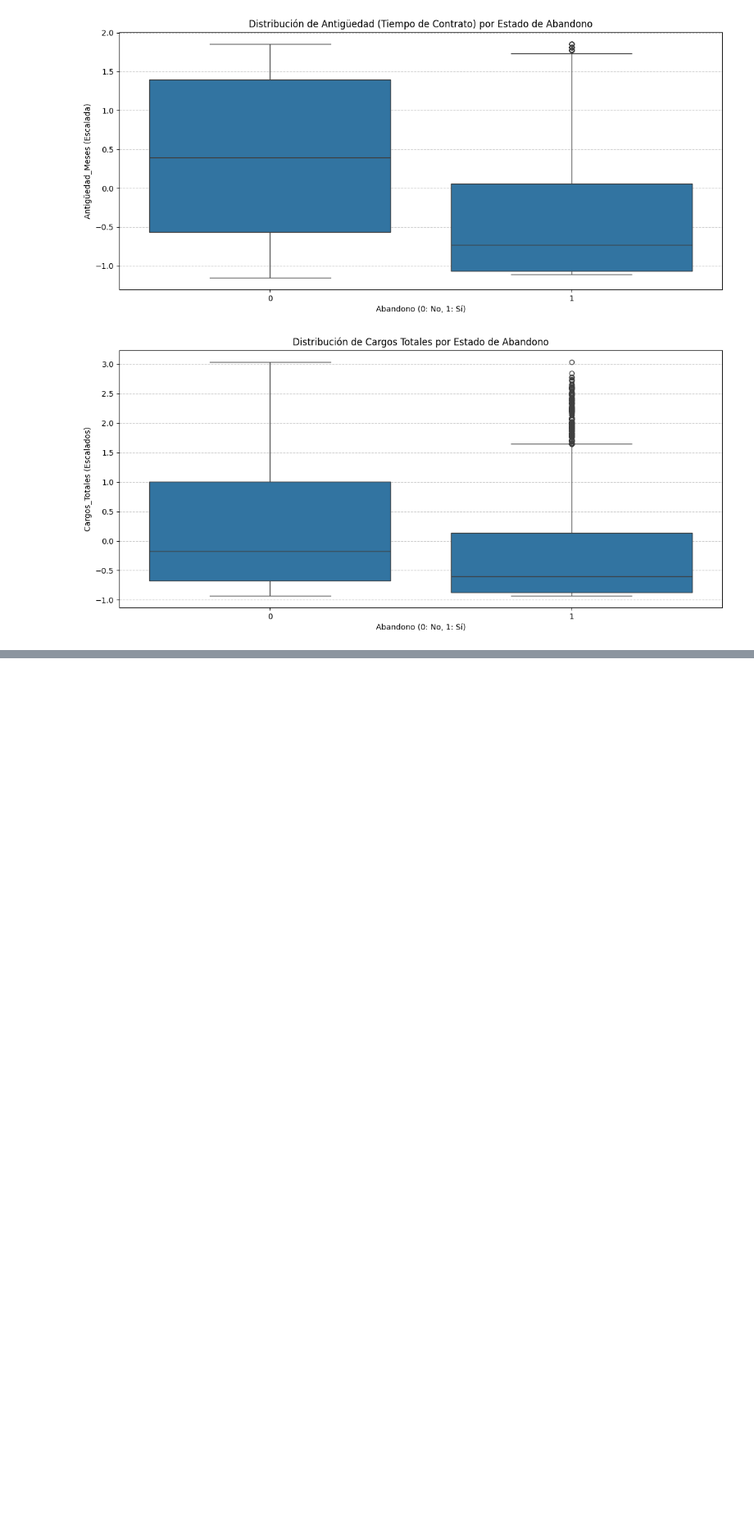
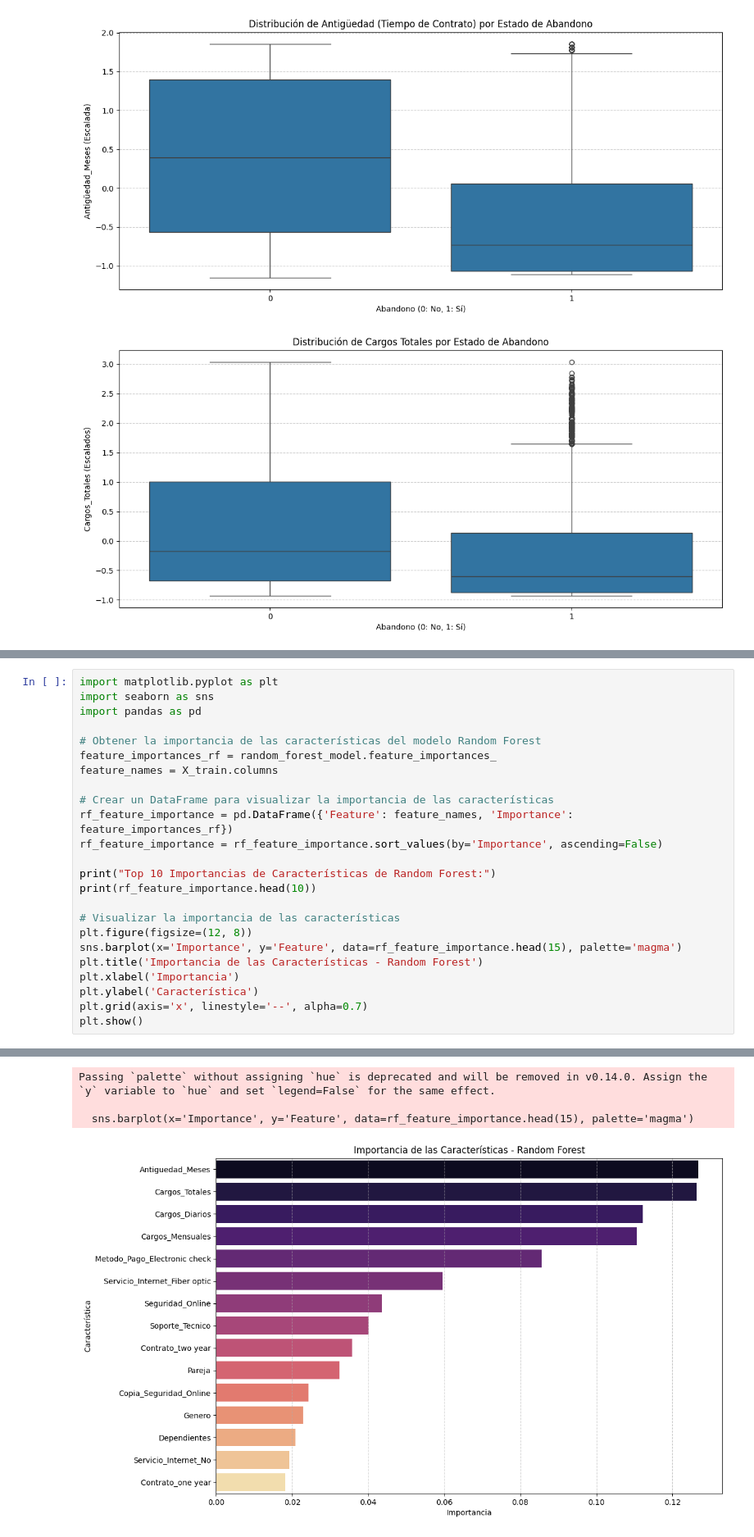
Before and after one commit to jorigo/Reto_2_TelecomX_P2, a Jupyter notebook: TelecomX_P2.ipynb, the cells around one changed output, grey strips where cells are left out. Shown at 82% size. Cells and saved outputs as stored; diff of their text form; blank space fills up the shorter version.

```diff
--- a/TelecomX_P2.ipynb
+++ b/TelecomX_P2.ipynb
@@ -324,0 +538,25 @@ plt.show()
+# %%
+import matplotlib.pyplot as plt
+import seaborn as sns
+import pandas as pd
+
+# Obtener la importancia de las características del modelo Random Forest
+feature_importances_rf = random_forest_model.feature_importances_
+feature_names = X_train.columns
+
+# Crear un DataFrame para visualizar la importancia de las características
+rf_feature_importance = pd.DataFrame({'Feature': feature_names, 'Importance': feature_importances_rf})
+rf_feature_importance = rf_feature_importance.sort_values(by='Importance', ascending=False)
+
+print("Top 10 Importancias de Características de Random Forest:")
+print(rf_feature_importance.head(10))
+
+# Visualizar la importancia de las características
+plt.figure(figsize=(12, 8))
+sns.barplot(x='Importance', y='Feature', data=rf_feature_importance.head(15), palette='magma')
+plt.title('Importancia de las Características - Random Forest')
+plt.xlabel('Importancia')
+plt.ylabel('Característica')
+plt.grid(axis='x', linestyle='--', alpha=0.7)
+plt.show()
+# %% [output]
@@ -324,0 +575,4 @@ plt.show()
+Passing `palette` without assigning `hue` is deprecated and will be removed in v0.14.0. Assign the `y` variable to `hue` and set `legend=False` for the same effect.
+
+  sns.barplot(x='Importance', y='Feature', data=rf_feature_importance.head(15), palette='magma')
+[figure, added]
```
Also changed, not shown: parts of 15 cells of this notebook.
